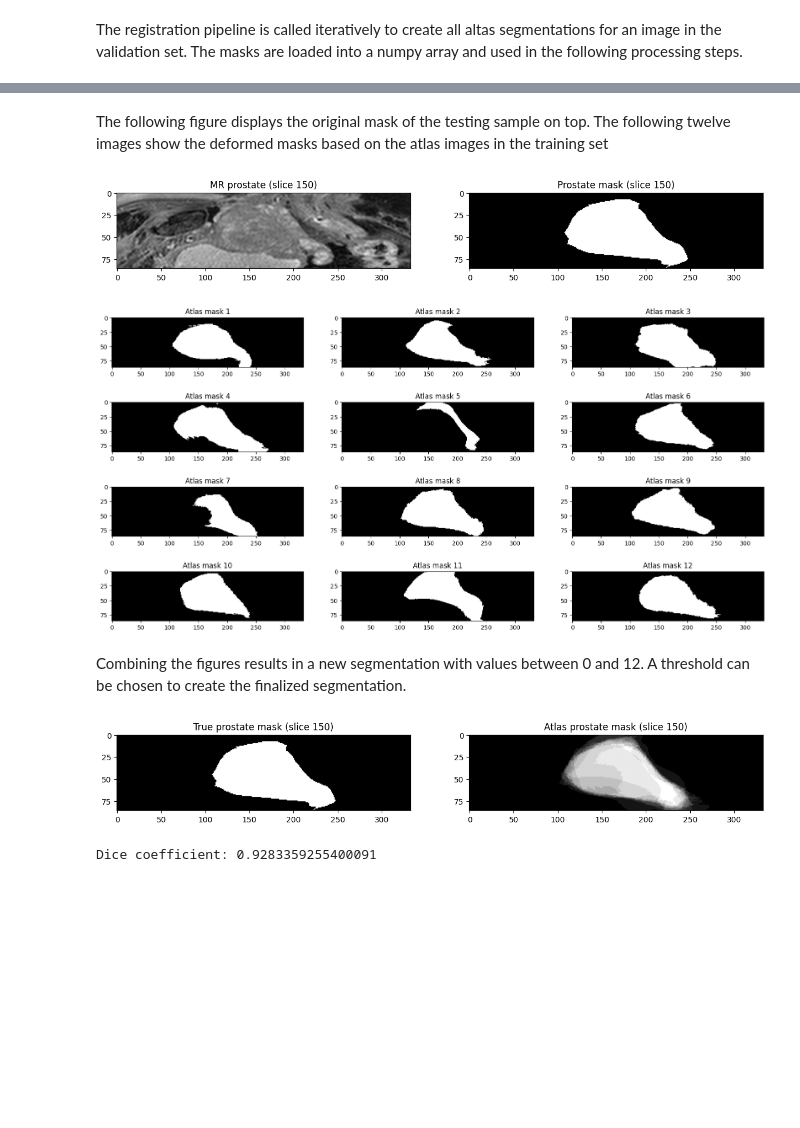
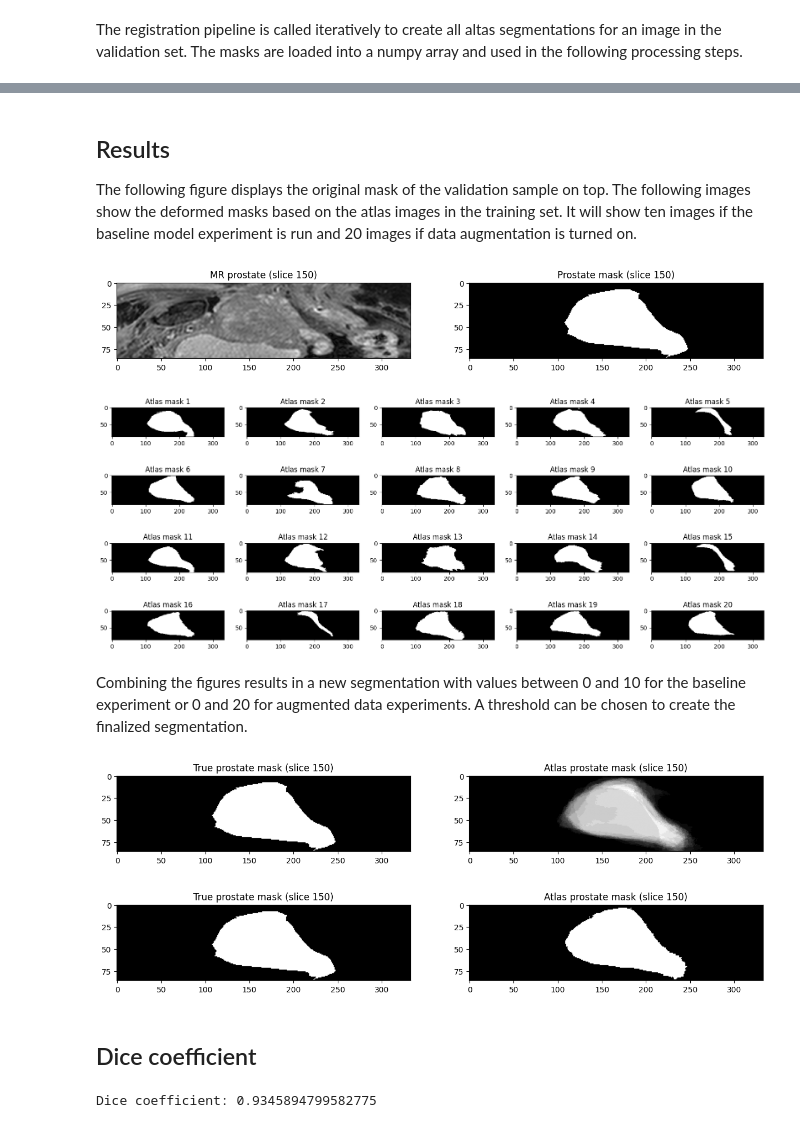
Before and after one commit to MartvStraten/8DM20-Capita-Selecta, a Jupyter notebook: ImageRegistration/altas_project.ipynb, the cells around one changed output, grey strips where cells are left out. Cells and saved outputs as stored; diff of their text form; code cells hidden in the pictures; blank space fills up the shorter version.

Commit message:
Improved cross-validation

```diff
--- a/ImageRegistration/altas_project.ipynb
+++ b/ImageRegistration/altas_project.ipynb
@@ -9,7 +9,7 @@ import numpy as np
 import elastix
 import os
 
-from sklearn.model_selection import train_test_split
+from augmentation import *
 
 # General file paths
 BASE_PATH = "../DevelopmentData"
@@ -17,8 +17,9 @@ MR_PATHS = [os.path.join(BASE_PATH, f, "mr_bffe.mhd") for f in os.listdir(BASE_P
 MASK_PATHS = [os.path.join(BASE_PATH, f, "prostaat.mhd") for f in os.listdir(BASE_PATH) if not f.startswith('.')]
 
 # Change these paths based on own directory!
-ELASTIX_PATH = os.path.join(r'C:/Users/20212077/OneDrive - TU Eindhoven/Desktop/8DM20 - Capita Selecta Medical Imaging/elastix-5.0.0-win64/elastix.exe')
-TRANSFORMIX_PATH = os.path.join(r'C:/Users/20212077/OneDrive - TU Eindhoven/Desktop/8DM20 - Capita Selecta Medical Imaging/elastix-5.0.0-win64/transformix.exe')
+FOLDER_PATH = r'C:/Users/20212077/OneDrive - TU Eindhoven/Desktop/8DM20 - Capita Selecta Medical Imaging'
+ELASTIX_PATH = os.path.join(FOLDER_PATH,'elastix-5.0.0-win64/elastix.exe')
+TRANSFORMIX_PATH = os.path.join(FOLDER_PATH,'elastix-5.0.0-win64/transformix.exe')
 
 if not os.path.exists(ELASTIX_PATH):
     raise IOError('Elastix cannot be found, please set the correct ELASTIX_PATH.')
@@ -26,0 +82,14 @@ if not os.path.exists(TRANSFORMIX_PATH):
+# %%
+# Augmentation settings
+use_augment_data = True
+augment_type = "reldef"
+
+# Load all augmented MR images and augmented masks
+if use_augment_data and (augment_type == "reldef" or augment_type == "rot" or augment_type == "rescale"):
+    AUG_MR_PATHS = [os.path.join(BASE_PATH, f, f"mr_bffe_aug_{augment_type}.mhd") for f in os.listdir(BASE_PATH) if not f.startswith('.')]
+    AUG_MASK_PATHS = [os.path.join(BASE_PATH, f, f"prostaat_aug_{augment_type}.mhd") for f in os.listdir(BASE_PATH) if not f.startswith('.')]
+
+# Load all augmented MR images without augmented masks
+if use_augment_data and (augment_type == "norm" or augment_type == "rgam"):
+    AUG_MR_PATHS = [os.path.join(BASE_PATH, f, f"mr_bffe_aug_{augment_type}.mhd") for f in os.listdir(BASE_PATH) if not f.startswith('.')]
+    AUG_MASK_PATHS = MASK_PATHS
@@ -137,23 +274,31 @@ C:/Users/20212077/OneDrive - TU Eindhoven/Desktop/8DM20 - Capita Selecta Medical
 # %% [markdown]
-The following figure displays the original mask of the testing sample on top. The following twelve images show the deformed masks based on the atlas images in the training set
+## Results
+The following figure displays the original mask of the validation sample on top. The following images show the deformed masks based on the atlas images in the training set. It will show ten images if the baseline model experiment is run and 20 images if data augmentation is turned on.
 # %%
 # Testing sample
 slice = 150
+split_idx = 2
+mask_idx = 2
+
 fig, ax = plt.subplots(1, 2, figsize=(15, 5))
-ax[0].imshow(iio.imread(mr_test_paths[0])[:,:,slice], cmap="gray")
+ax[0].imshow(iio.imread(mr_test_splits[split_idx][mask_idx])[:,:,slice], cmap="gray")
 ax[0].set_title(f"MR prostate (slice {slice})")
-ax[1].imshow(iio.imread(mask_test_paths[0])[:,:,slice], cmap="gray")
+ax[1].imshow(iio.imread(mask_test_splits[split_idx][mask_idx])[:,:,slice], cmap="gray")
 ax[1].set_title(f"Prostate mask (slice {slice})");
 
 # Atlas image segmentations
-fig, ax = plt.subplots(4, 3, figsize=(20, 10))
+if use_augment_data:
+    fig, ax = plt.subplots(4, 5, figsize=(20, 8))
+else:
+    fig, ax = plt.subplots(2, 5, figsize=(20, 4))
 ax = ax.flatten()
+
 for idx in range(len(atlas_masks)):
-    ax[idx].imshow(atlas_masks[idx][:,:,slice], cmap="gray")
-    ax[idx].set_title(f"Atlas mask {idx + 1}");
+    ax[idx].imshow(total_atlas[split_size*split_idx+mask_idx][idx][:,:,slice], cmap="gray")
+    ax[idx].set_title(f"Atlas mask {idx + 1}")
 # %% [output]
 [figure]
-[figure, old version]
+[figure, new version]
 # %% [markdown]
-Combining the figures results in a new segmentation with values between 0 and 12. A threshold can be chosen to create the finalized segmentation.
+Combining the figures results in a new segmentation with values between 0 and 10 for the baseline experiment or 0 and 20 for augmented data experiments. A threshold can be chosen to create the finalized segmentation.
 # %%
@@ -169,6 +318,19 @@ ax[1].imshow(total_mask[:,:,slice], cmap="gray")
 ax[1].set_title(f"Atlas prostate mask (slice {slice})");
 # %% [output]
 [figure]
+# %%
+# Apply a threshold to create binary mask
+threshold_mask = all_total_masks[split_size*split_idx+mask_idx] >= 8
+
+fig, ax = plt.subplots(1, 2, figsize=(15, 5))
+ax[0].imshow(iio.imread(mask_test_splits[split_idx][mask_idx])[:,:,slice], cmap="gray")
+ax[0].set_title(f"True prostate mask (slice {slice})");
+ax[1].imshow(threshold_mask[:,:,slice], cmap="gray")
+ax[1].set_title(f"Atlas prostate mask (slice {slice})");
+# %% [output]
+[figure, added]
+# %% [markdown]
+## Dice coefficient
 # %%
 def dice_coefficient(mask1, mask2):
     if mask1.shape != mask2.shape:
@@ -182,7 +344,6 @@ def dice_coefficient(mask1, mask2):
 
     return 2.0 * intersection / volume_sum
 
-total_mask = total_mask > 6.5
-print("Dice coefficient:", dice_coefficient(iio.imread(mask_test_paths[0]), total_mask))
+print("Dice coefficient:", dice_coefficient(iio.imread(mask_test_splits[split_idx][mask_idx]), threshold_mask))
 # %% [output]
-Dice coefficient: 0.9283359255400091
+Dice coefficient: 0.9345894799582775
```
Also changed, not shown: parts of 19 cells of this notebook, 16 other files.
